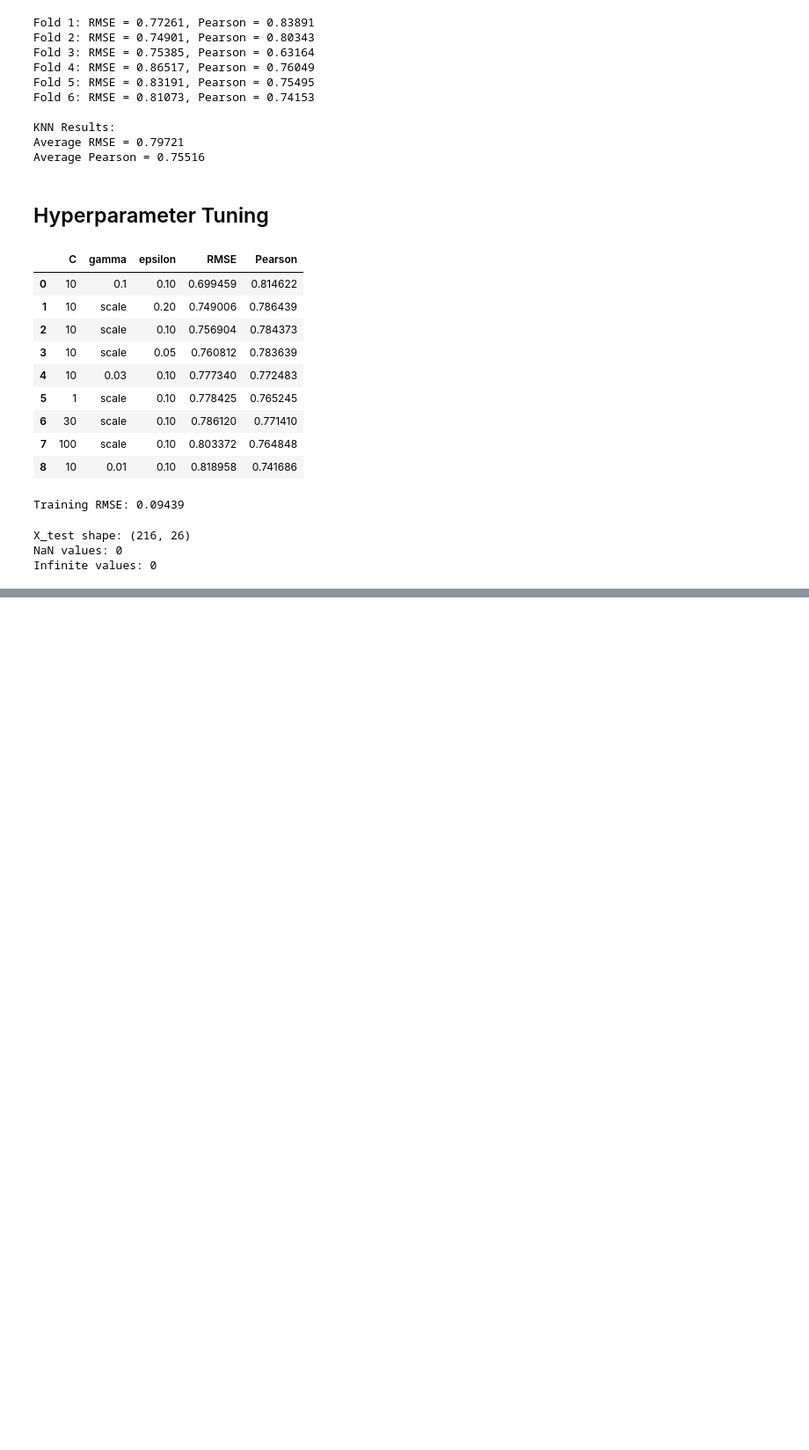
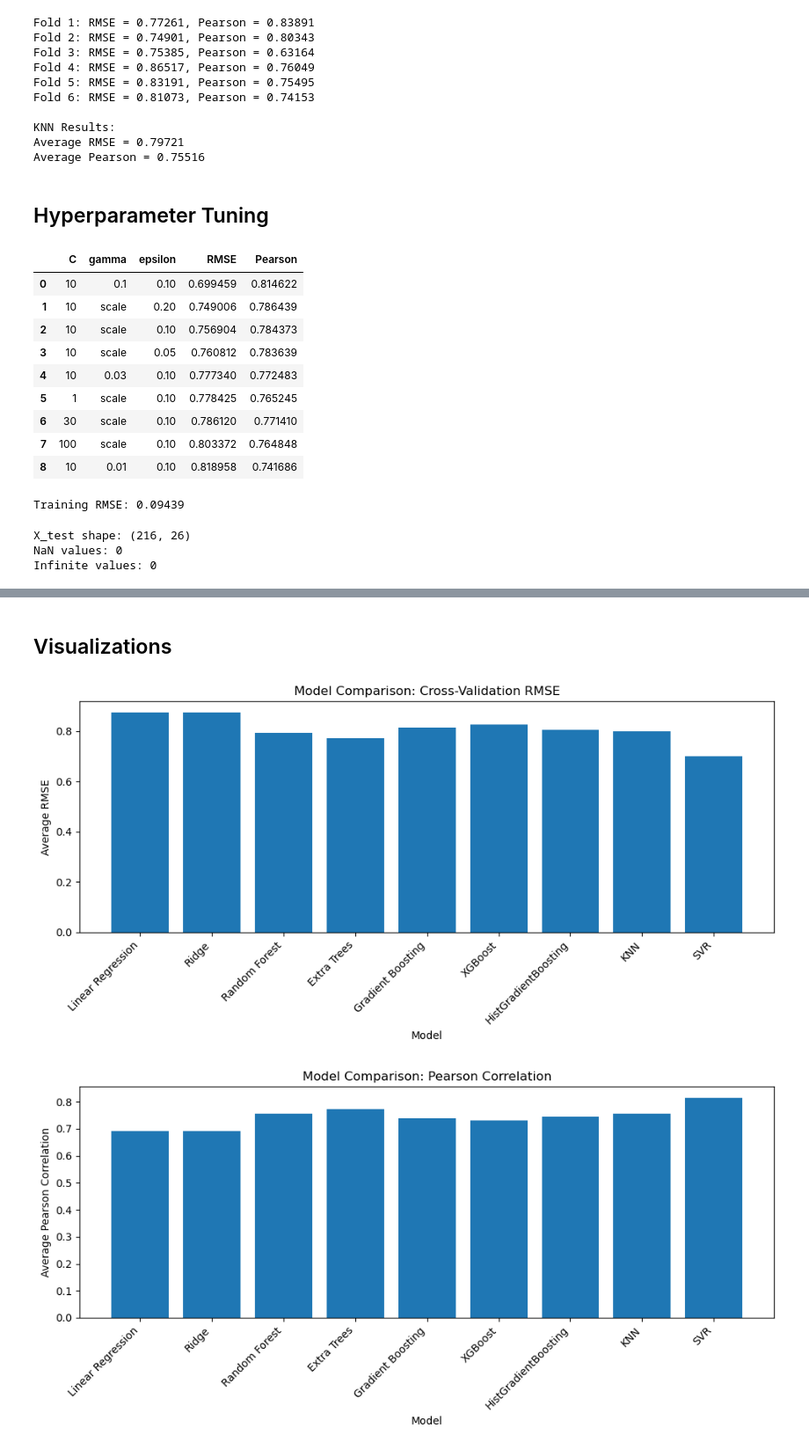
Before and after one commit to sowmyabalagala/grammar-scoring-engine, a Jupyter notebook: grammar_scoring_engine.ipynb, the cells around one changed output, grey strips where cells are left out. Shown at 88% size. Cells and saved outputs as stored; diff of their text form; code cells hidden in the pictures; blank space fills up the shorter version.

```diff
--- a/grammar_scoring_engine.ipynb
+++ b/grammar_scoring_engine.ipynb
@@ -976 +963,46 @@ print(test_predictions.min(),"to",test_predictions.max())
 1.5171828383519128 to 4.359193063211717
+# %% [markdown]
+## Visualizations
+# %%
+# Comparing models using their cross-validation results
+# Replace these values only if the recorded results differ.
+model_results = pd.DataFrame({"Model": ["Linear Regression",
+                                        "Ridge",
+                                        "Random Forest",
+                                        "Extra Trees",
+                                        "Gradient Boosting",
+                                        "XGBoost",
+                                        "HistGradientBoosting",
+                                        "KNN",
+                                        "SVR"],
+                              "RMSE" : [
+                                    0.8739, 0.8739, 0.7938, 0.7702,
+                                    0.8147, 0.8245, 0.8040, 0.7972, 0.6995
+                                       ],
+                              "Pearson Correlation": [
+                                    0.6904, 0.6904, 0.7543, 0.7715,
+                                    0.7384, 0.7305, 0.7449, 0.7552, 0.8146
+                                    ]})
+
+#cross-validation RMSE
+plt.figure(figsize=(10, 5))
+plt.bar(model_results["Model"], model_results["RMSE"])
+plt.title("Model Comparison: Cross-Validation RMSE")
+plt.xlabel("Model")
+plt.ylabel("Average RMSE")
+plt.xticks(rotation=45, ha="right")
+plt.tight_layout()
+plt.show()
+
+# Pearson correlation
+plt.figure(figsize=(10, 5))
+plt.bar(model_results["Model"], model_results["Pearson Correlation"])
+plt.title("Model Comparison: Pearson Correlation")
+plt.xlabel("Model")
+plt.ylabel("Average Pearson Correlation")
+plt.xticks(rotation=45, ha="right")
+plt.tight_layout()
+plt.show()
+# %% [output]
+[figure, added]
+[figure, added]
```
Also changed, not shown: parts of 6 cells of this notebook.
